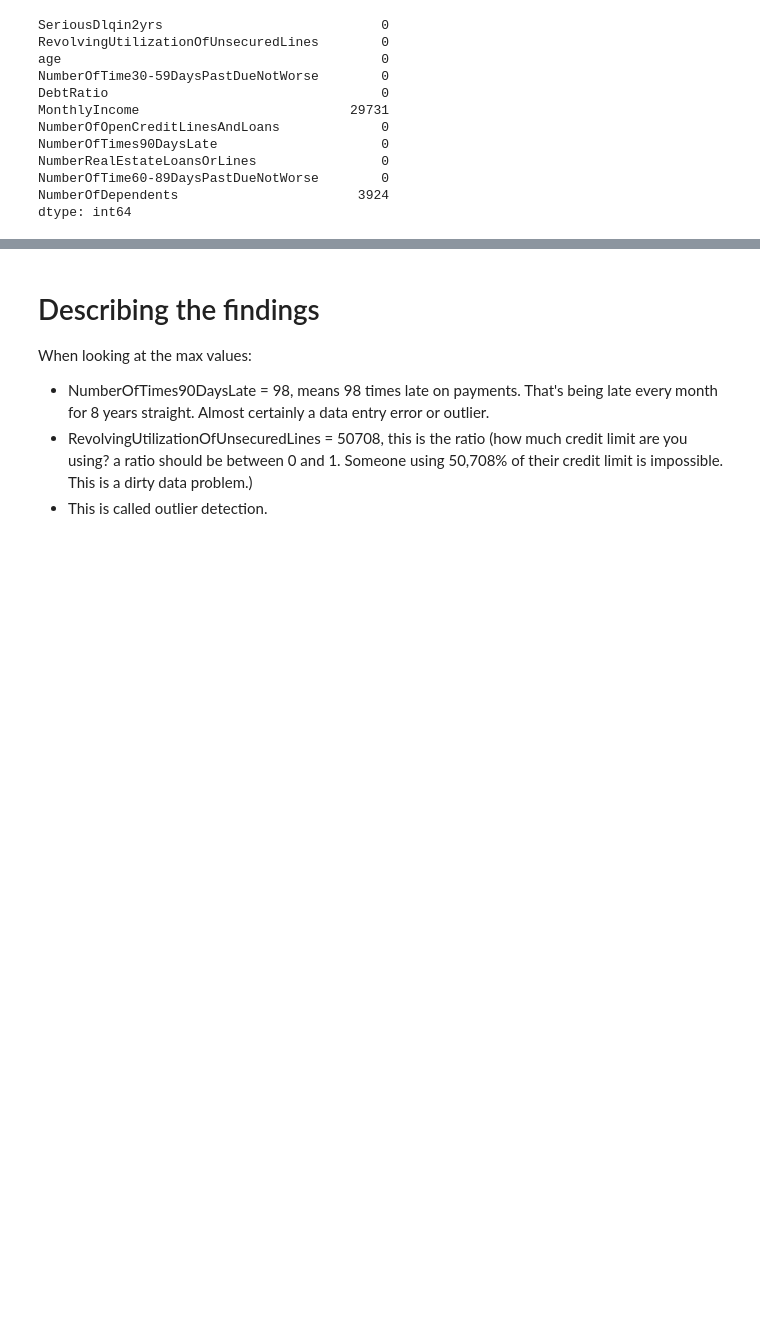
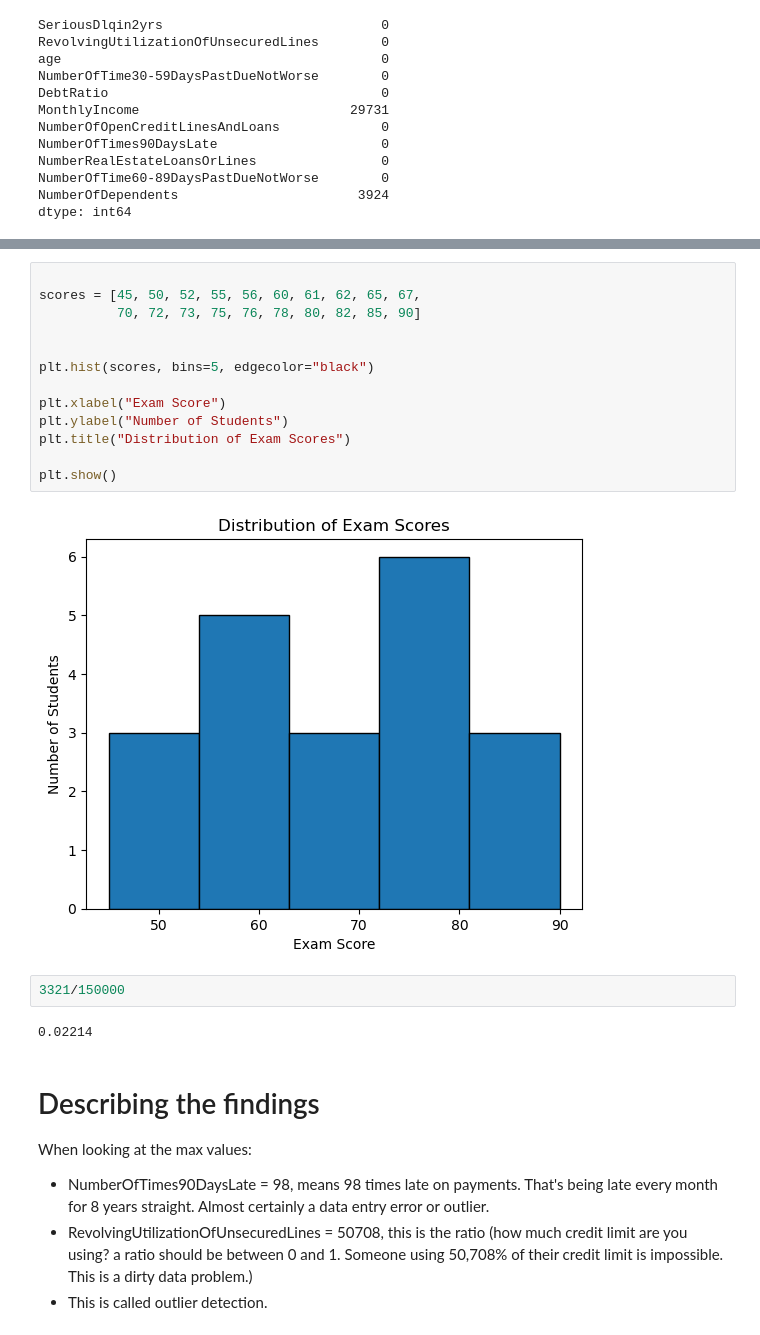
Before and after one commit to nb-acharya/credit-risk-analysis, a Jupyter notebook: notebooks/01_EDA.ipynb, the cells around one changed output, grey strips where cells are left out. Saved outputs shown, nothing was run; the diff lists cells and outputs as text; blank space fills up the shorter version.

```diff
--- a/notebooks/01_EDA.ipynb
+++ b/notebooks/01_EDA.ipynb
@@ -114,3 +170,22 @@ df.describe()
+# %%
+
+scores = [45, 50, 52, 55, 56, 60, 61, 62, 65, 67,
+          70, 72, 73, 75, 76, 78, 80, 82, 85, 90]
+
+
+plt.hist(scores, bins=5, edgecolor="black")
+
+plt.xlabel("Exam Score")
+plt.ylabel("Number of Students")
+plt.title("Distribution of Exam Scores")
+
+plt.show()
+# %% [output]
+[figure, added]
+# %%
+3321/150000
+# %% [output]
+0.02214
 # %% [markdown]
 # Describing the findings
 
```
Also changed, not shown: parts of 11 cells of this notebook, 2 other files.
